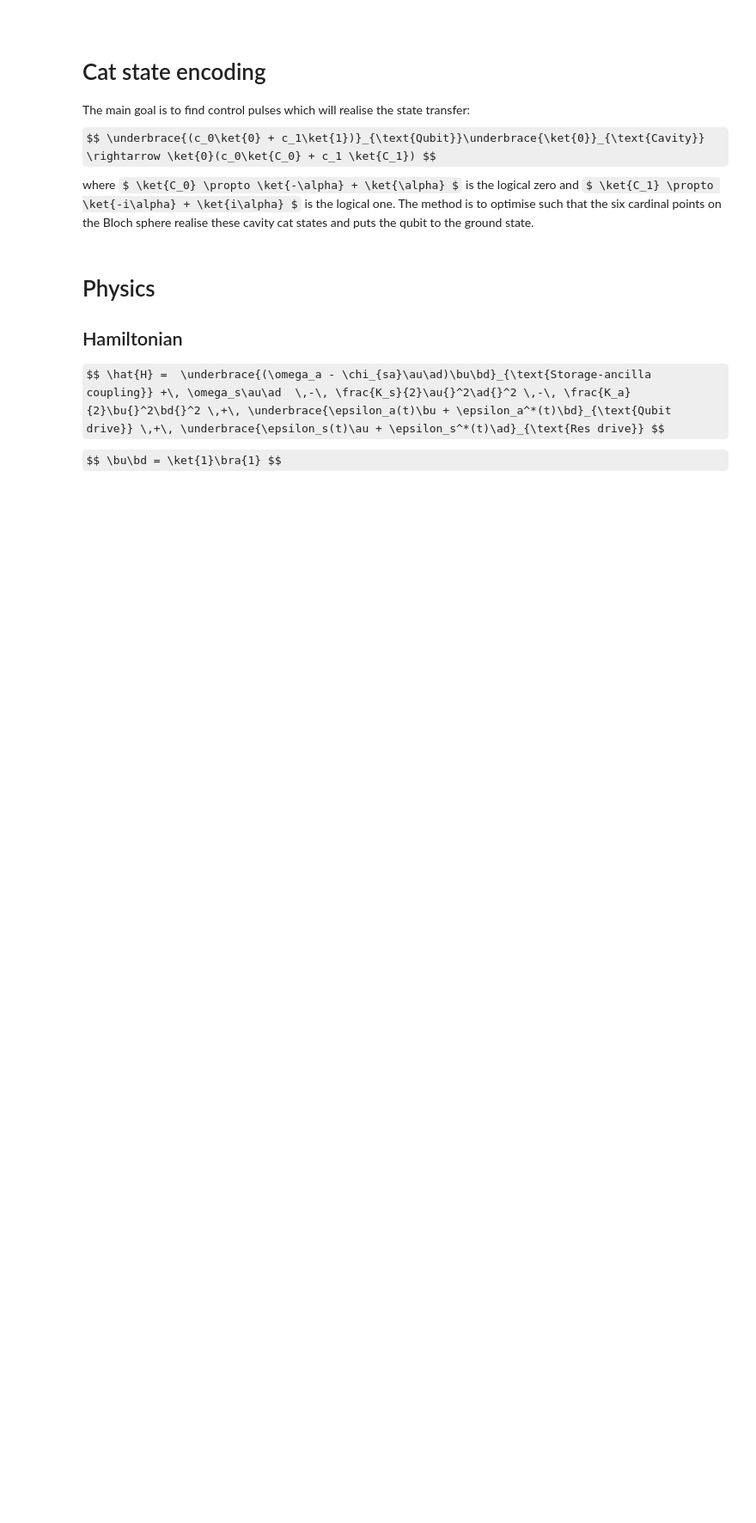
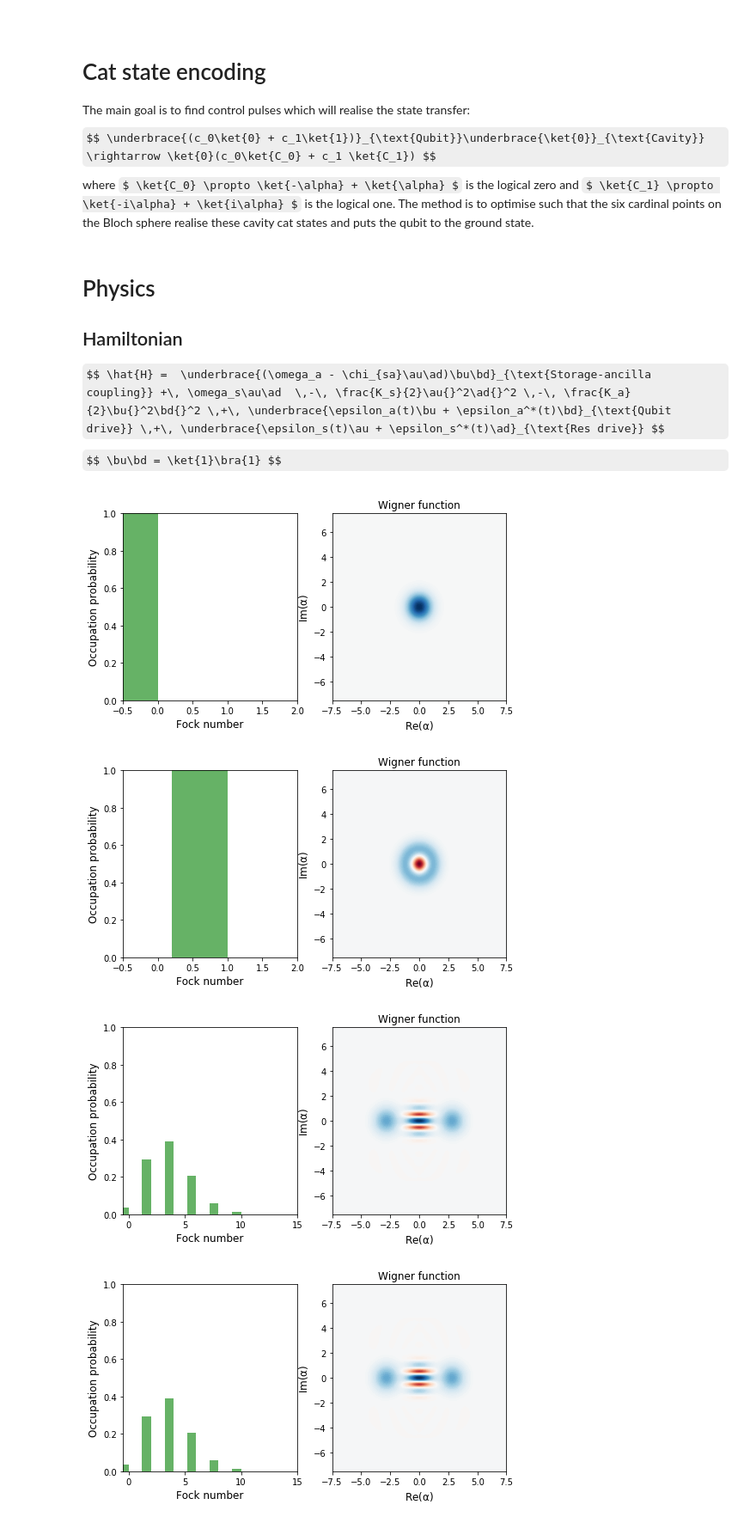
Before and after one commit to JohanWinther/cat-state-encoding, a Jupyter notebook: cat-state-encoding.ipynb, the cells around one changed output. Shown: that part at 86% size. Saved outputs shown, nothing was run; the diff lists cells and outputs as text; code cells hidden in the pictures; some formulas as TeX source; blank space fills up the shorter version.

```diff
--- a/cat-state-encoding.ipynb
+++ b/cat-state-encoding.ipynb
@@ -40,8 +37,8 @@ $$ \hat{H} =  \underbrace{(\omega_a - \chi_{sa}\au\ad)\bu\bd}_{\text{Storage-anc
 
 $$ \bu\bd = \ket{1}\bra{1} $$
 # %%
-N = 30 # Hilbert space size
-alpha = 3
+N = 15 # Hilbert space size
+alpha = 2
 
 Sx = sigmax()
 Sy = sigmay()
@@ -49,15 +46,15 @@ Sz = sigmaz()
 Sm = sigmam()
 Si = identity(2)
 Ri = identity(N)
-a  = create(N)
+a  = destroy(N)
 b  = projection(2, 1, 1)
 
 # Hamiltonian - RWA JC, qubit-storage coupling
-w_q = 1.0    # Energy of the 2-level system.
-w_r = 1.0    # Resonator freq
-X_qr= 1.0    # qubit-storage coupling strength
-K_r   = 1.0    # Kerr res
-K_q   = 1.0    # Kerr qubit
+w_q = 2*pi*6.2815e9    # Energy of the 2-level system.
+w_r = 2*pi*8.3056e9    # Resonator freq
+X_qr= 2*pi*1.97e6    # qubit-storage coupling strength
+K_r   = 0.0    # Kerr res
+K_q   = 0.0    # Kerr qubit
 
 H0 = ( w_r* tensor(Si, a.dag()*a)
     + (w_q - X_qr * tensor(Si, a.dag()*a)) * tensor(b.dag()*b, Ri)
@@ -84,28 +81,38 @@ q_i = b
 r_r = a.dag()
 r_i = a
 
-ctrls = [tensor(q_r, Ri), tensor(q_i, Ri),tensor(Si, r_r),tensor(Si, r_i)]
+ctrls = [tensor(Sx, Ri), tensor(Sy, Ri), tensor(Sz,Ri), tensor(Si, a.dag()),tensor(Si, a)]
+
+#ctrls = [tensor(Sx,Ri), tensor(Sy, Ri), tensor(Sz, Ri), tensor(Si, a.dag()), tensor(Si, a)]
 
 # Starting state
-phi = tensor(basis(2,1), basis(N,0))
 
-N_alpha = 1/(2*(1+np.exp(-2*abs(alpha)^2)))
-res_targ_0 = (coherent(N, alpha*j) + coherent(N,-alpha*j)).unit()
+
+#N_alpha = 1/(2*(1+np.exp(-2*abs(alpha)^2)))
+logical_0 = (coherent(N, alpha) + coherent(N,-alpha)).unit()
+logical_1 = (coherent(N, alpha*1j) + coherent(N,-alpha*1j)).unit()
+phi = tensor(basis(2,0), logical_0)
 #print(phi)
 #print(res_targ_0)
 # target for map evolution
-phi_targ = tensor(basis(2,0), res_targ_0)
-#print(phi_targ)
+phi_targ = tensor(basis(2,1), logical_0)
 # %%
 def plot_wigners(states):
     #f = plt.figure(figsize=(6*len(states), 6))
     for i, state in enumerate(states):
         #a = f.add_subplot(1,len(states),i+1)
         plot_wigner_fock_distribution(state,)#fig=f,ax = a)
         #a.axis('equal')
 
 states = [phi, phi_targ]
-states = [s.ptrace(1) for s in states]
-plot_wigners(states)
+qubit_states = [s.ptrace(0) for s in states]
+res_states = [s.ptrace(1) for s in states]
+plot_wigners(qubit_states)
+plot_wigners(res_states)
+# %% [output]
+[figure, added]
+[figure, added]
+[figure, added]
+[figure, added]
 # %%
 # Time slot length
```
Also changed, not shown: parts of 10 cells of this notebook, 2 other files.
